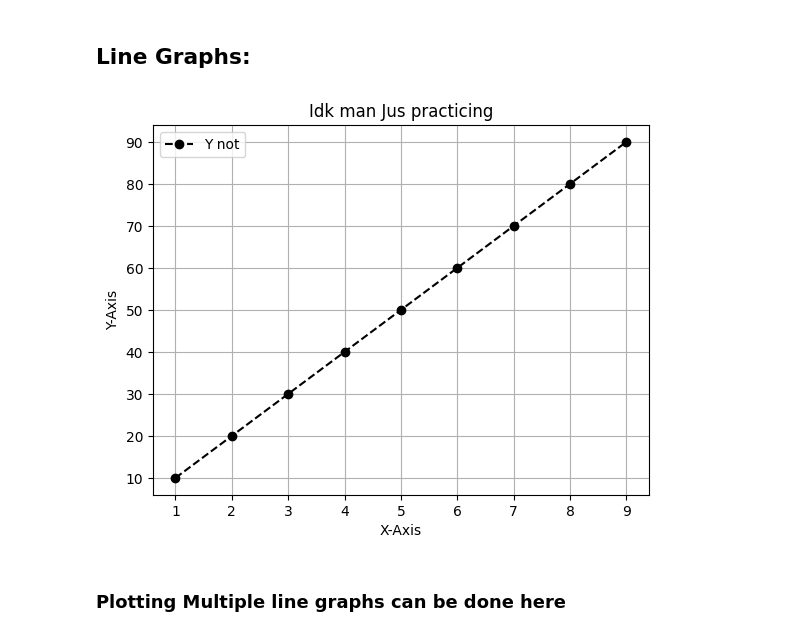
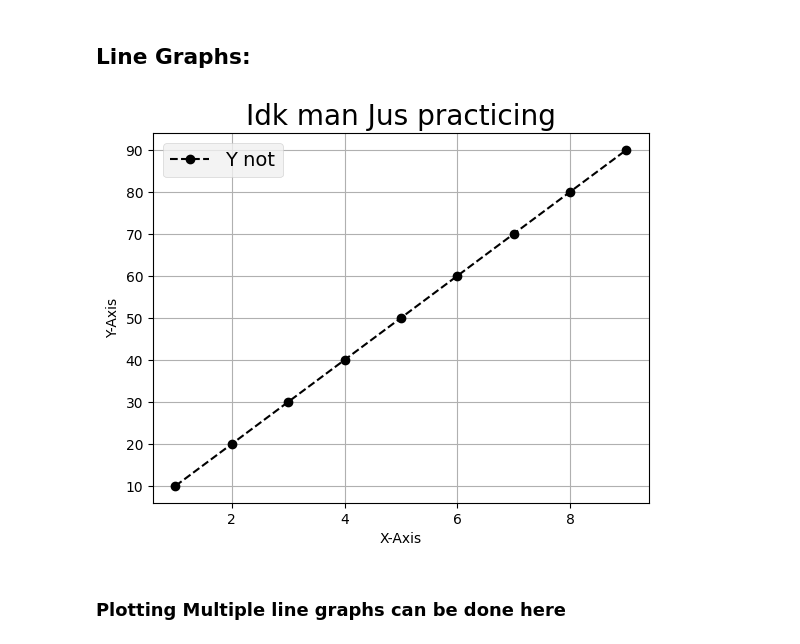
Before and after one commit to harshithsr20/Python-Practice-for-Motorsports, a Jupyter notebook: matplotlib_practice.ipynb, the cells around one changed output. Cells and saved outputs as stored; diff of their text form; code cells hidden in the pictures.

```diff
--- a/matplotlib_practice.ipynb
+++ b/matplotlib_practice.ipynb
@@ -5,20 +5,21 @@
 # %%
 import matplotlib.pyplot as plt
 x=[1,2,3,4,5,6,7,8,9]
 y=[10,20,30,40,50,60,70,80,90]
 plt.plot(x,y,color='k',label='Y not',linestyle='--',marker='o')
+plt.style.use("fivethirtyeight")
 #color is to change the color of the
 #linestyle determines the type of the line like dashed line or a normal
 #label is the title for the plot u have put
 #Marker is the points u r tracing to be visible u use markers
 plt.grid(True) #If u want a graph grid on yo plot
 plt.title('Idk man Jus practicing') #Title of the whole diagram
 plt.xlabel('X-Axis')
 plt.ylabel('Y-Axis') #X and Y axis titles
 plt.legend() #If u need a legend explainging shi
 plt.show()
 # %% [output]
-[figure, old version]
+[figure, new version]
 # %% [markdown]
 ### Plotting Multiple line graphs can be done here
 # %%
```
Also changed, not shown: parts of 6 cells of this notebook.
